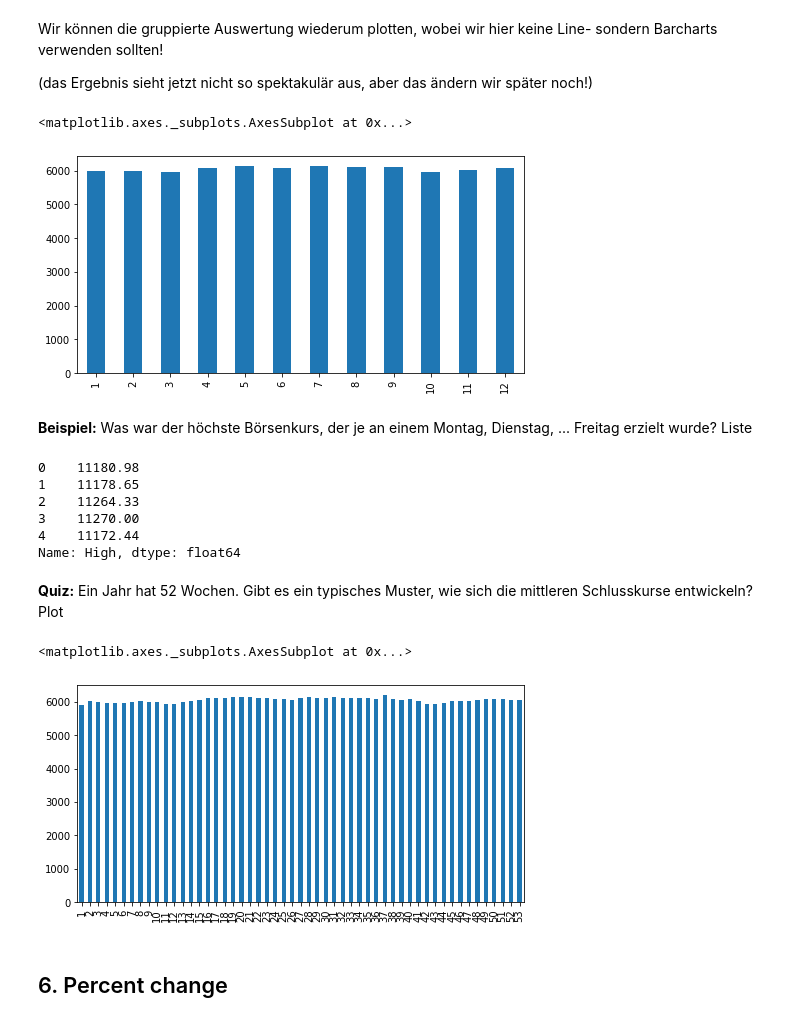
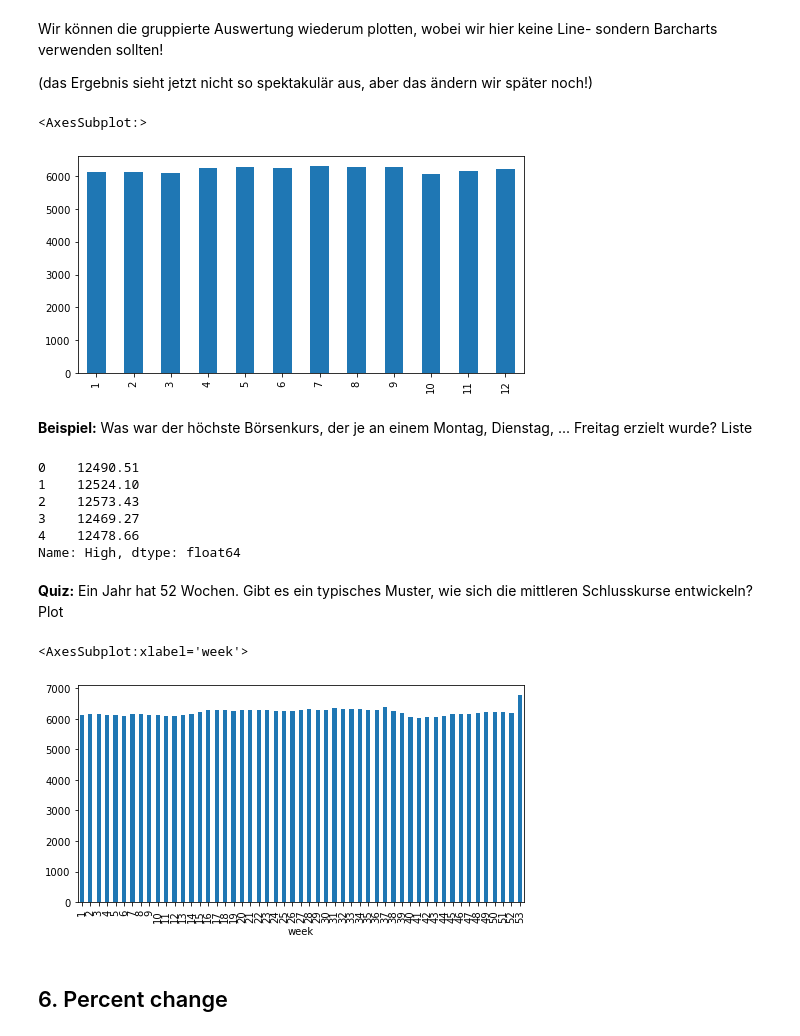
Before and after one commit to MAZ-CAS-DDJ/kurs_21_22, a Jupyter notebook: 11 Pandas Teil 3/Time Series L.ipynb, the cells around one changed output. Cells and saved outputs as stored; diff of their text form; code cells hidden in the pictures.

```diff
--- a/11 Pandas Teil 3/Time Series L.ipynb
+++ b/11 Pandas Teil 3/Time Series L.ipynb
@@ -44,5 +42,5 @@ Die Daten sind bereits gespeichert unter `dataprojects/SMI/smi_new.csv`
 # %%
-df = pd.read_csv('dataprojects/SMI/smi_new.csv')
+df = pd.read_excel('dataprojects/SMI/smi_new2.xlsx')
 # %% [markdown]
 Wie üblich, Typen abchecken
 # %%
@@ -518,26 +516,26 @@ Wir können die gruppierte Auswertung wiederum plotten, wobei wir hier keine Lin
 # %%
 df.groupby(df.index.month)['Close'].mean().plot(figsize=(8,4), kind='bar')
 # %% [output]
-<matplotlib.axes._subplots.AxesSubplot at 0x...>
+<AxesSubplot:>
-[figure, old version]
+[figure, new version]
 # %% [markdown]
 **Beispiel:** Was war der höchste Börsenkurs, der je an einem Montag, Dienstag, ... Freitag erzielt wurde? Liste
 # %%
 df.groupby(df.index.dayofweek)['High'].max()
 # %% [output]
-0    11180.98
-1    11178.65
-2    11264.33
-3    11270.00
-4    11172.44
+0    12490.51
+1    12524.10
+2    12573.43
+3    12469.27
+4    12478.66
 Name: High, dtype: float64
 # %% [markdown]
 **Quiz:** Ein Jahr hat 52 Wochen. Gibt es ein typisches Muster, wie sich die mittleren Schlusskurse entwickeln? Plot
 # %%
-df.groupby(df.index.week)['Close'].mean().plot(figsize=(8,4), kind='bar')
+df.groupby(df.index.isocalendar().week)['Close'].mean().plot(figsize=(8,4), kind='bar')
 # %% [output]
-<matplotlib.axes._subplots.AxesSubplot at 0x...>
+<AxesSubplot:xlabel='week'>
-[figure, old version]
+[figure, new version]
 # %% [markdown]
 ## 6. Percent change
 # %% [markdown]
```
Also changed, not shown: parts of 54 cells of this notebook, 5 other files.
